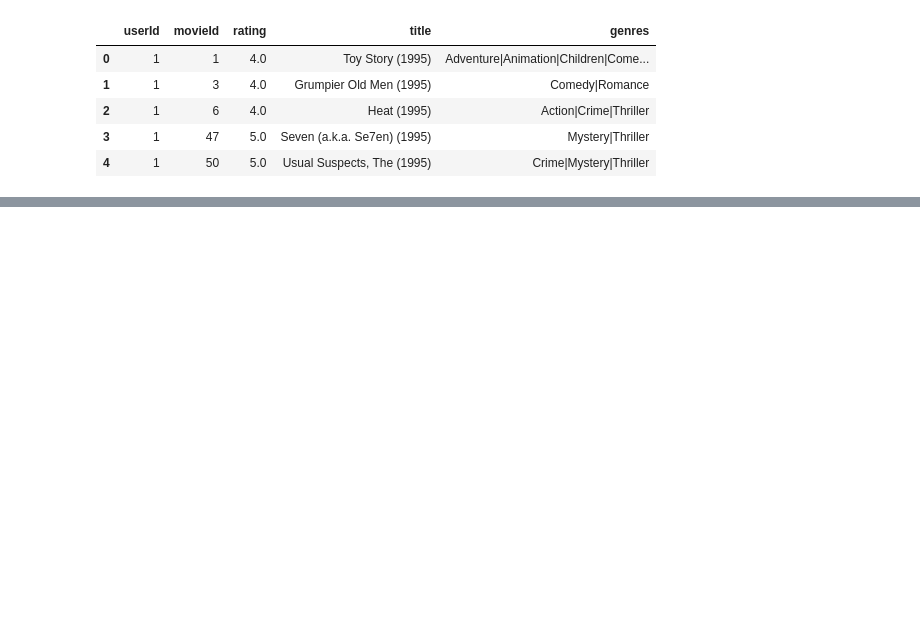
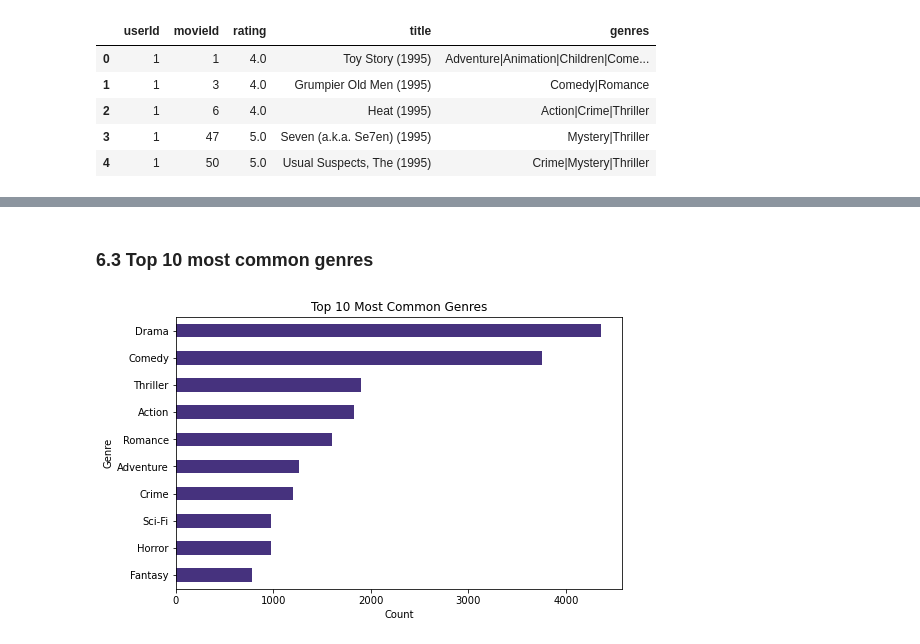
Before and after one commit to angelawachira-eng/GROUP_2-MOVIE_RECOMMENDATION_SYSTEM, a Jupyter notebook: Notebook/Recommendation_System_Project.ipynb, the cells around one changed output, grey strips where cells are left out. Saved outputs shown, nothing was run; the diff lists cells and outputs as text; code cells hidden in the pictures; blank space fills up the shorter version.

```diff
--- a/Notebook/Recommendation_System_Project.ipynb
+++ b/Notebook/Recommendation_System_Project.ipynb
@@ -221,0 +292,14 @@ movie_ratings = pd.merge(ratings, movies, on='movieId')
+# %% [markdown]
+### 6.3 Top 10 most common genres
+# %%
+genre_exploded = movies.assign(genres=movies['genres'].str.split('|')).explode('genres')
+top_genres = genre_exploded['genres'].value_counts().head(10)
+
+plt.figure(figsize=(8,5))
+top_genres.sort_values().plot(kind='barh')
+plt.title('Top 10 Most Common Genres')
+plt.xlabel('Count')
+plt.ylabel('Genre')
+plt.show()
+# %% [output]
+[figure, added]
```
Also changed, not shown: parts of 26 cells of this notebook.
